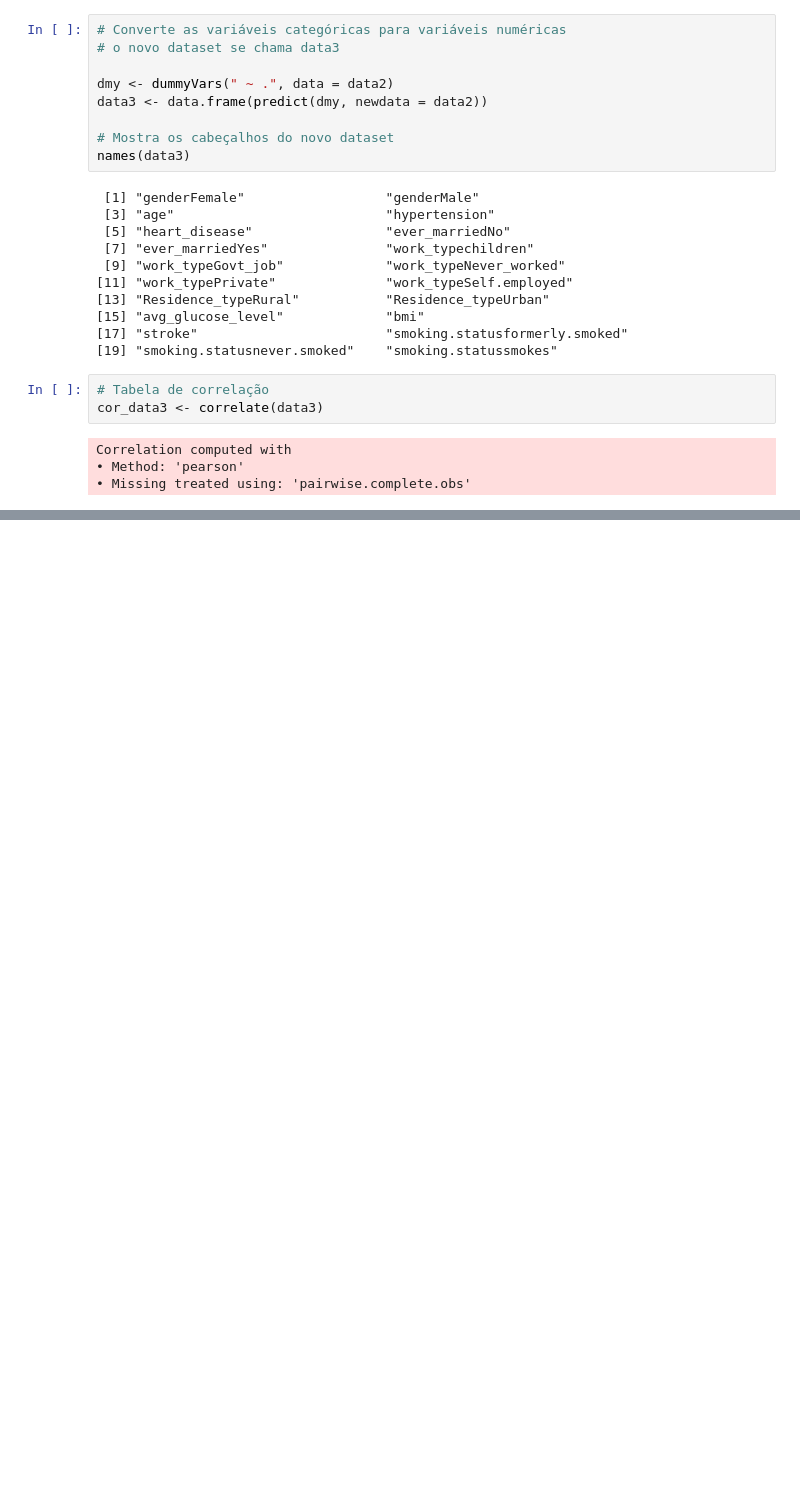
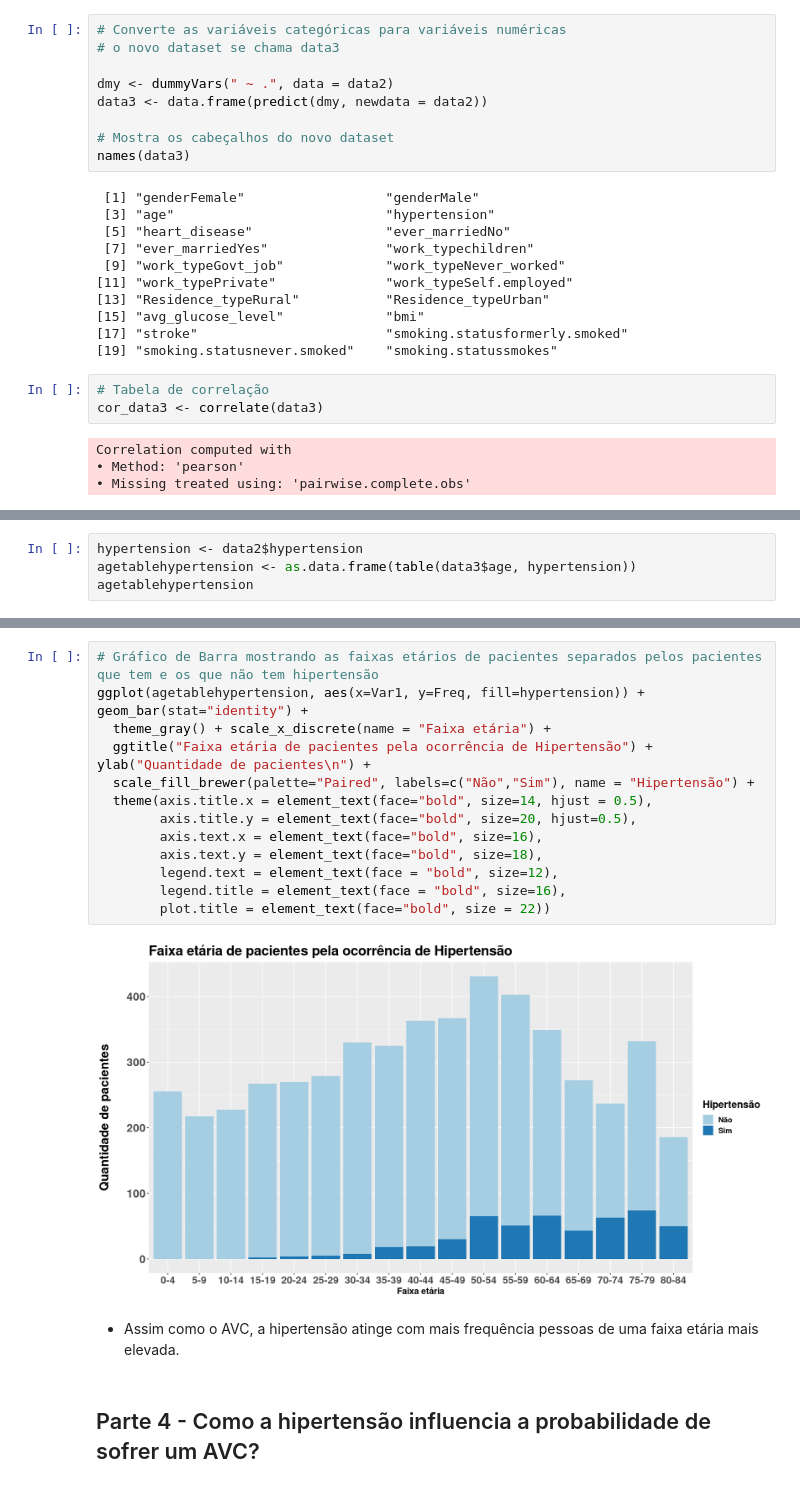
Before and after one commit to akmere-almeida/big-data-ai, a Jupyter notebook: atividade/analise_descritiva/analise_descritiva_avc.ipynb, the cells around one changed output, grey strips where cells are left out. Drawn from its saved outputs; the diff is of its cells as text; blank space fills up the shorter version.

```diff
--- a/atividade/analise_descritiva/analise_descritiva_avc.ipynb
+++ b/atividade/analise_descritiva/analise_descritiva_avc.ipynb
@@ -549,0 +596,4 @@ cor_data3 %>%
+# %%
+hypertension <- data2$hypertension
+agetablehypertension <- as.data.frame(table(data3$age, hypertension))
+agetablehypertension
@@ -549,0 +620,19 @@ cor_data3 %>%
+# %%
+# Gráfico de Barra mostrando as faixas etários de pacientes separados pelos pacientes que tem e os que não tem hipertensão
+ggplot(agetablehypertension, aes(x=Var1, y=Freq, fill=hypertension)) + geom_bar(stat="identity") +
+  theme_gray() + scale_x_discrete(name = "Faixa etária") +
+  ggtitle("Faixa etária de pacientes pela ocorrência de Hipertensão") + ylab("Quantidade de pacientes\n") +
+  scale_fill_brewer(palette="Paired", labels=c("Não","Sim"), name = "Hipertensão") +
+  theme(axis.title.x = element_text(face="bold", size=14, hjust = 0.5),
+        axis.title.y = element_text(face="bold", size=20, hjust=0.5),
+        axis.text.x = element_text(face="bold", size=16),
+        axis.text.y = element_text(face="bold", size=18),
+        legend.text = element_text(face = "bold", size=12),
+        legend.title = element_text(face = "bold", size=16),
+        plot.title = element_text(face="bold", size = 22))
+# %% [output]
+[figure, added]
+# %% [markdown]
+* Assim como o AVC, a hipertensão atinge com mais frequência pessoas de uma faixa etária mais elevada.
+# %% [markdown]
+## Parte 4 - Como a hipertensão influencia a probabilidade de sofrer um AVC?
```
Also changed, not shown: parts of 35 cells of this notebook, 2 other files.
